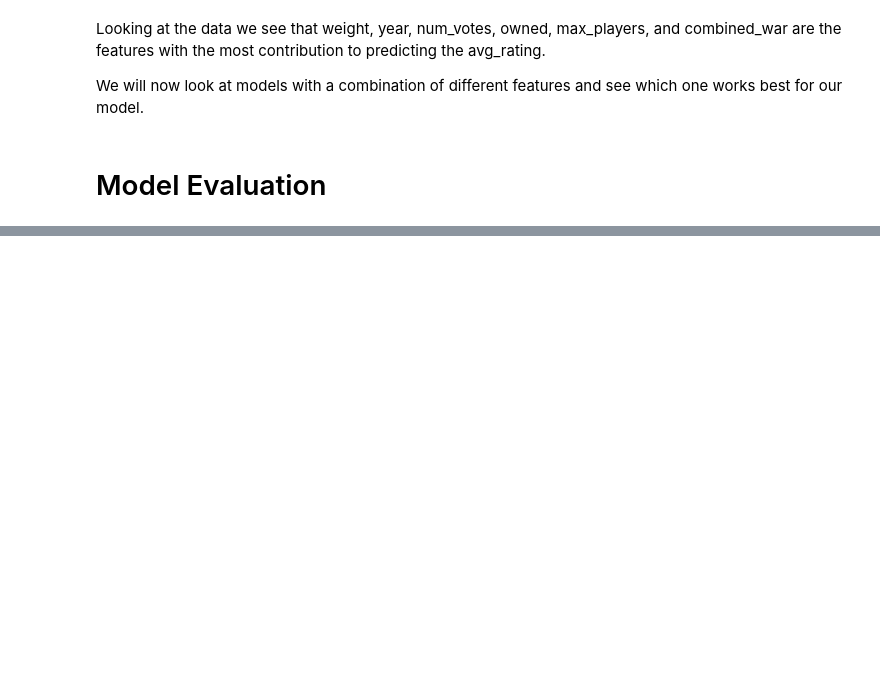
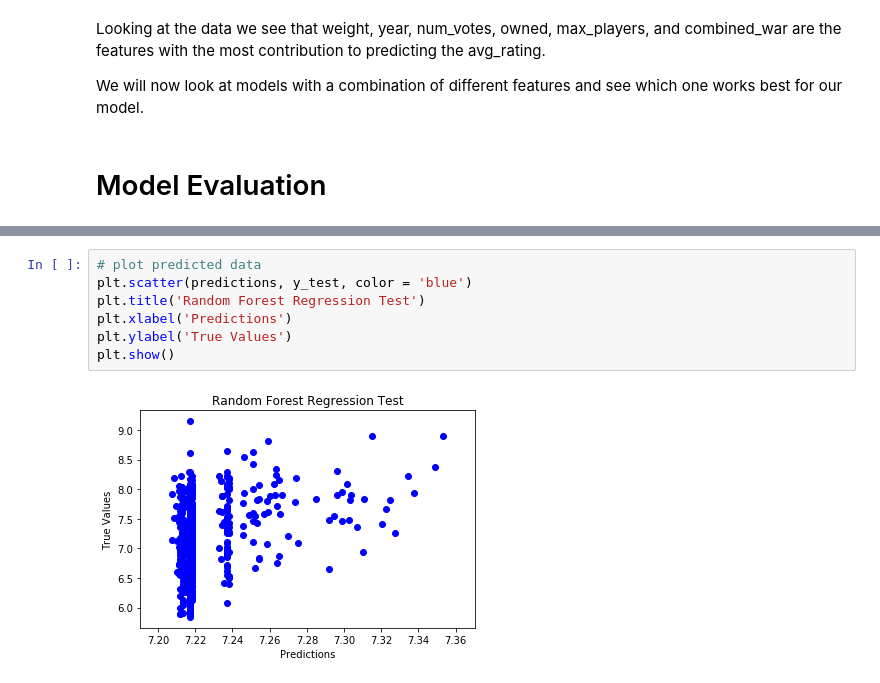
Before and after one commit to willjdew/Board-Game-Geek-Analysis, a Jupyter notebook: notebooks/bgg_4.ipynb, the cells around one changed output, grey strips where cells are left out. Saved outputs shown, nothing was run; the diff lists cells and outputs as text; blank space fills up the shorter version.

```diff
--- a/notebooks/bgg_4.ipynb
+++ b/notebooks/bgg_4.ipynb
@@ -433,0 +443,9 @@ mean_squared_error(y_test, rfr_best.predict(test_scaled))
+# %%
+# plot predicted data
+plt.scatter(predictions, y_test, color = 'blue')
+plt.title('Random Forest Regression Test')
+plt.xlabel('Predictions')
+plt.ylabel('True Values')
+plt.show()
+# %% [output]
+[figure, added]
```
Also changed, not shown: parts of 6 cells of this notebook.
